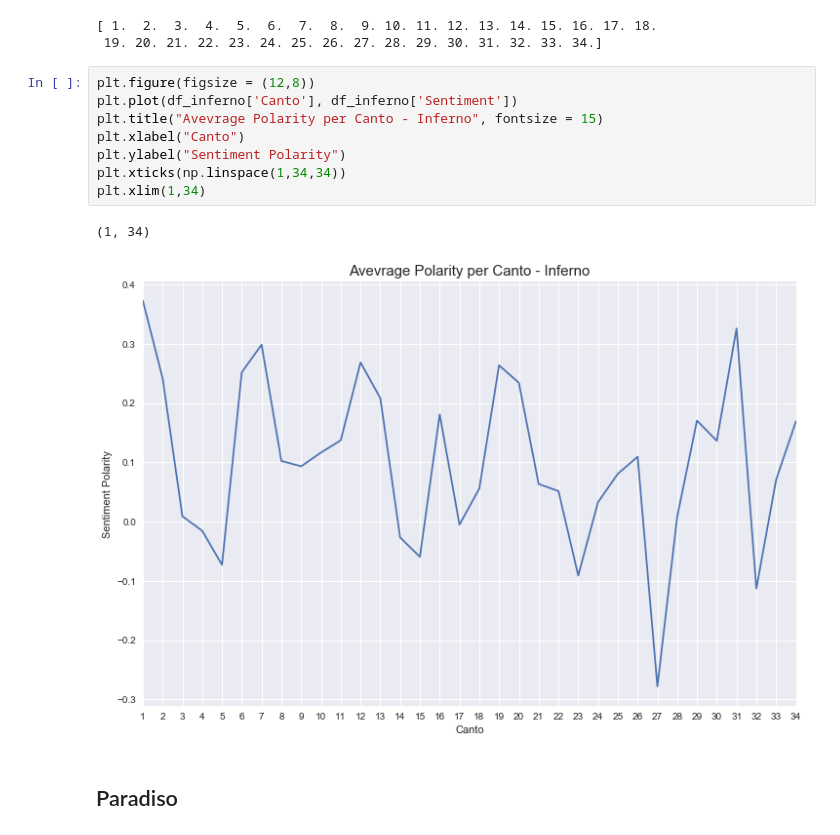
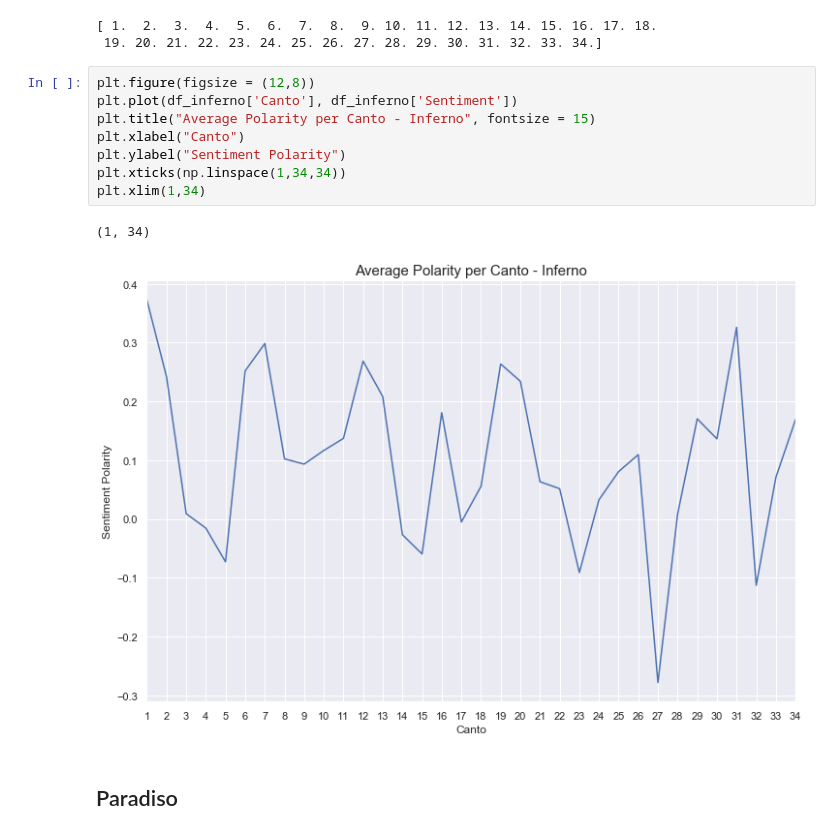
Before and after one commit to forensx/DanteSentimentAnalysis, a Jupyter notebook: Sentiment Analysis Using Textblob - Aniket.ipynb, the cells around one changed output. Saved outputs shown, nothing was run; the diff lists cells and outputs as text.

Commit message:
Added Graphs

```diff
--- a/Sentiment Analysis Using Textblob - Aniket.ipynb
+++ b/Sentiment Analysis Using Textblob - Aniket.ipynb
@@ -38,14 +38,14 @@ df_inferno['Canto'] = canto_num
 # %%
 plt.figure(figsize = (12,8))
 plt.plot(df_inferno['Canto'], df_inferno['Sentiment'])
-plt.title("Avevrage Polarity per Canto - Inferno", fontsize = 15)
+plt.title("Average Polarity per Canto - Inferno", fontsize = 15)
 plt.xlabel("Canto")
 plt.ylabel("Sentiment Polarity")
 plt.xticks(np.linspace(1,34,34))
 plt.xlim(1,34)
 # %% [output]
 (1, 34)
-[figure, old version]
+[figure, new version]
 # %% [markdown]
 ## Paradiso
 # %%
```
Also changed, not shown: parts of 5 cells of this notebook, 6 other files.
